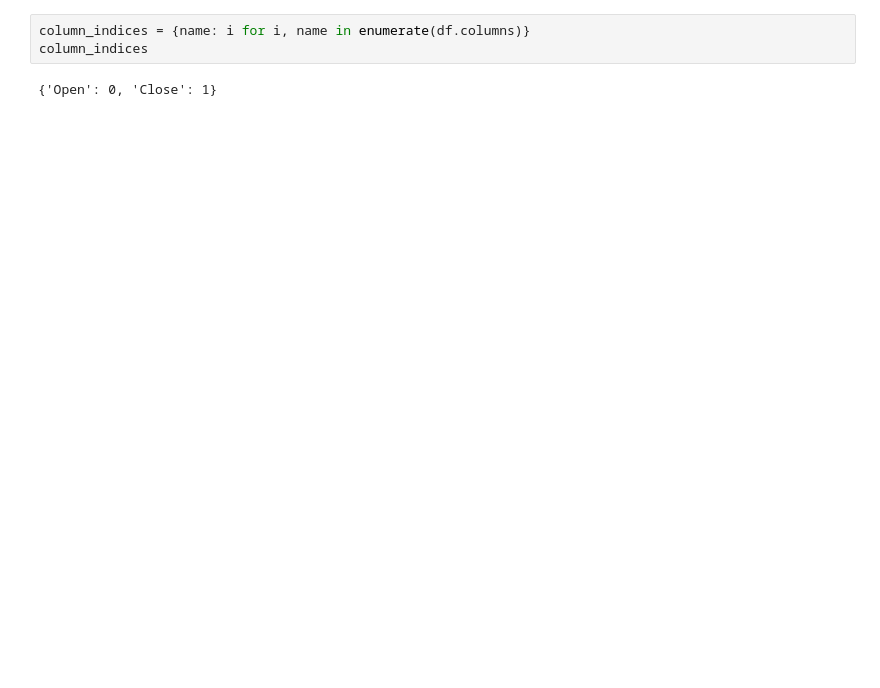
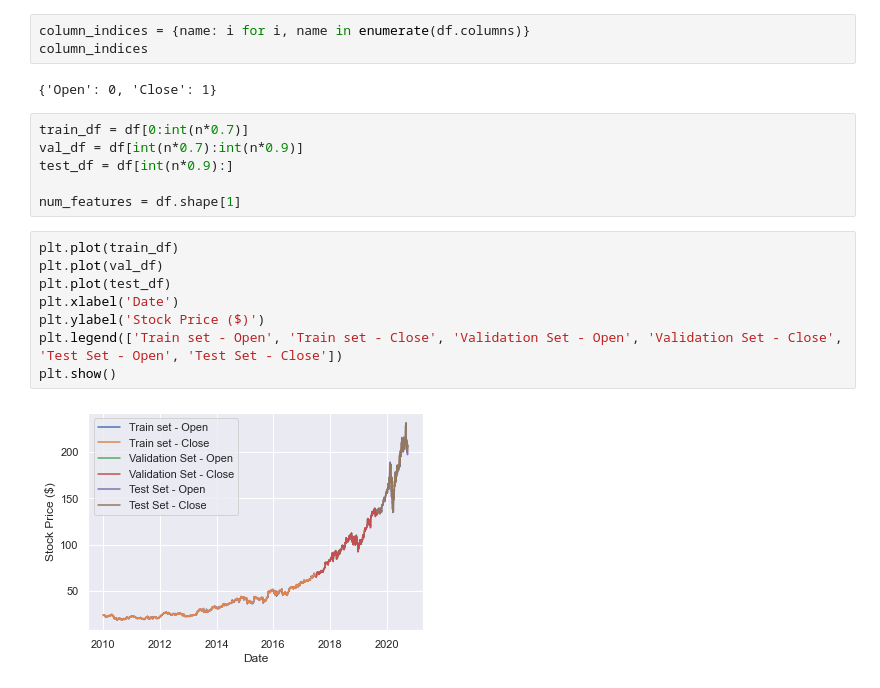
Before and after one commit to eytancanzini/ml_forecasting, a Jupyter notebook: tensorflow/app_v1.ipynb, the cells around one changed output. Drawn from its saved outputs; the diff is of its cells as text; blank space fills up the shorter version.

Commit message:
Added matplotlib graph and regularization

```diff
--- a/tensorflow/app_v1.ipynb
+++ b/tensorflow/app_v1.ipynb
@@ -58,3 +58,19 @@ column_indices = {name: i for i, name in enumerate(df.columns)}
 column_indices
 # %% [output]
 {'Open': 0, 'Close': 1}
+# %%
+train_df = df[0:int(n*0.7)]
+val_df = df[int(n*0.7):int(n*0.9)]
+test_df = df[int(n*0.9):]
+
+num_features = df.shape[1]
+# %%
+plt.plot(train_df)
+plt.plot(val_df)
+plt.plot(test_df)
+plt.xlabel('Date')
+plt.ylabel('Stock Price ($)')
+plt.legend(['Train set - Open', 'Train set - Close', 'Validation Set - Open', 'Validation Set - Close', 'Test Set - Open', 'Test Set - Close'])
+plt.show()
+# %% [output]
+[figure, added]
```
Also changed, not shown: parts of 4 cells of this notebook.
